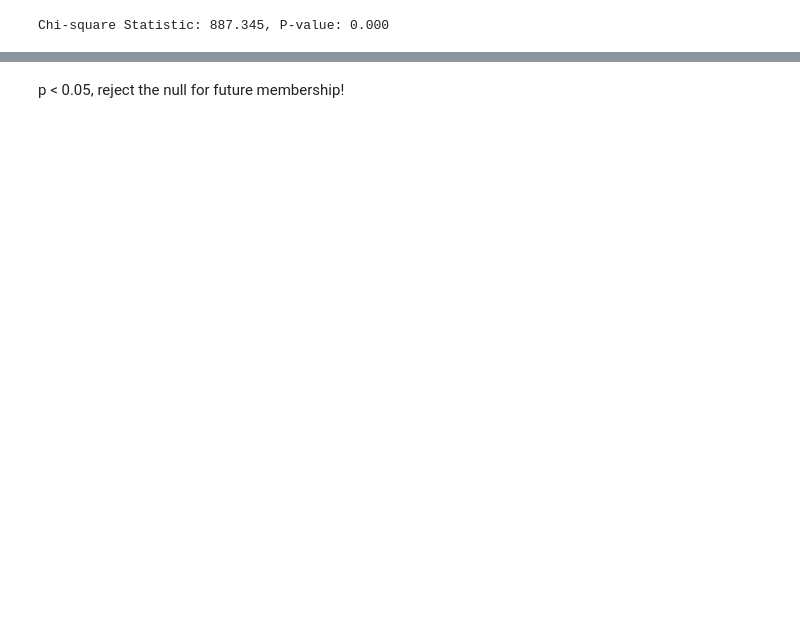
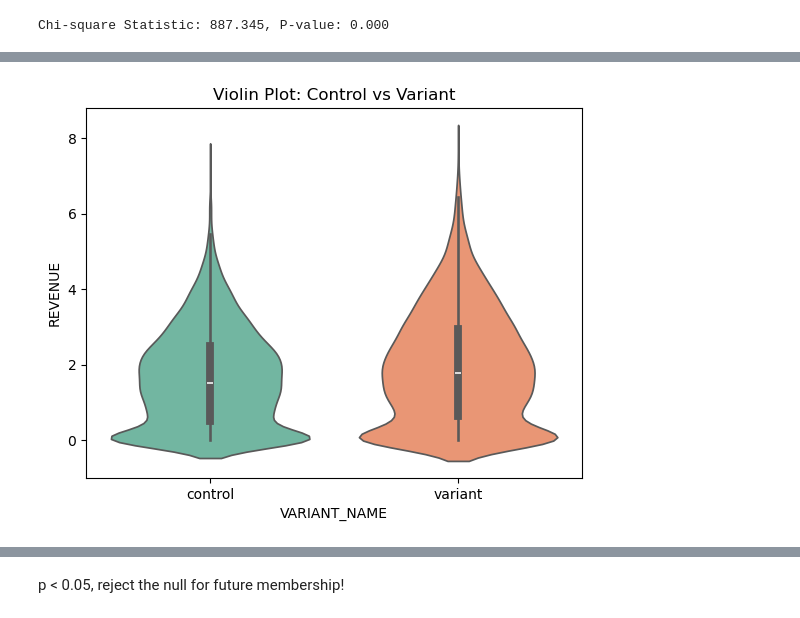
Before and after one commit to zhudan96/erdos-ux2025-uxplorers, a Jupyter notebook: uxplorers_project3.ipynb, the cells around one changed output, grey strips where cells are left out. Saved outputs shown, nothing was run; the diff lists cells and outputs as text; code cells hidden in the pictures; blank space fills up the shorter version.

```diff
--- a/uxplorers_project3.ipynb
+++ b/uxplorers_project3.ipynb
@@ -76,0 +85,6 @@ Chi-square Statistic: 887.345, P-value: 0.000
+# %%
+sns.violinplot(x='VARIANT_NAME', y='REVENUE', data=df, palette="Set2")
+plt.title('Violin Plot: Control vs Variant')
+plt.show()
+# %% [output]
+[figure, new version]
```
Also changed, not shown: parts of 16 cells of this notebook, 1 other file.
